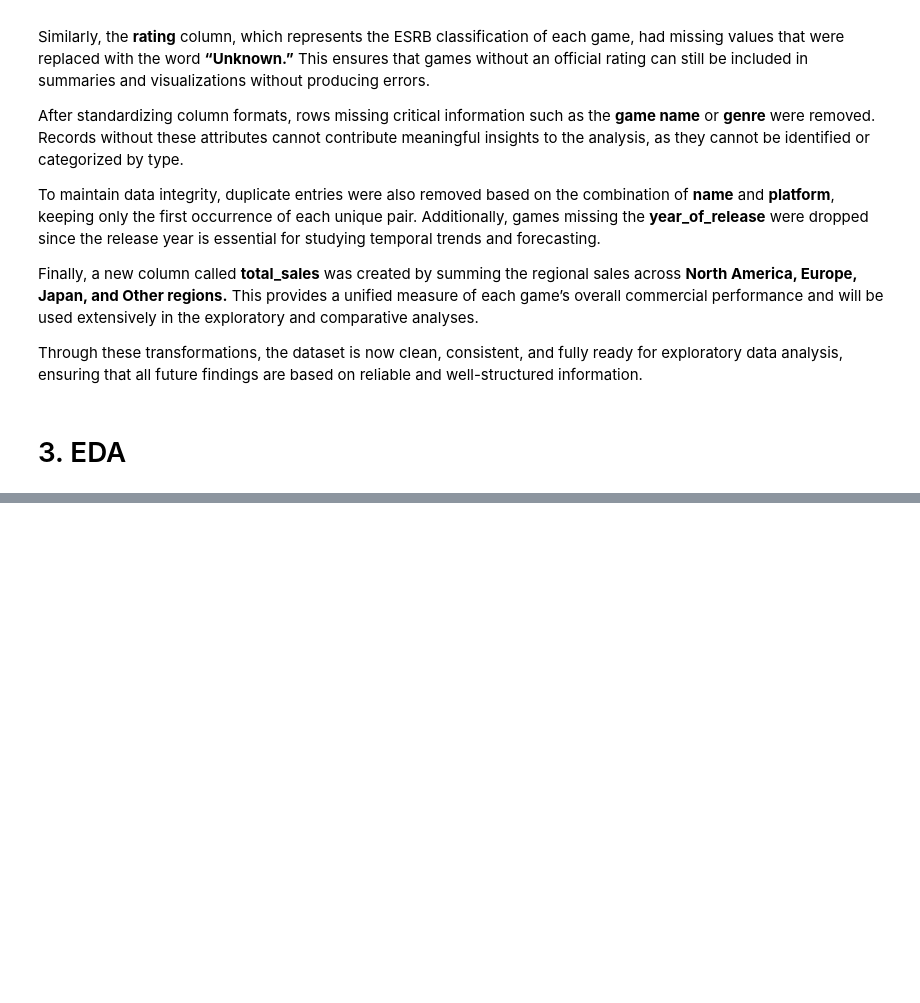
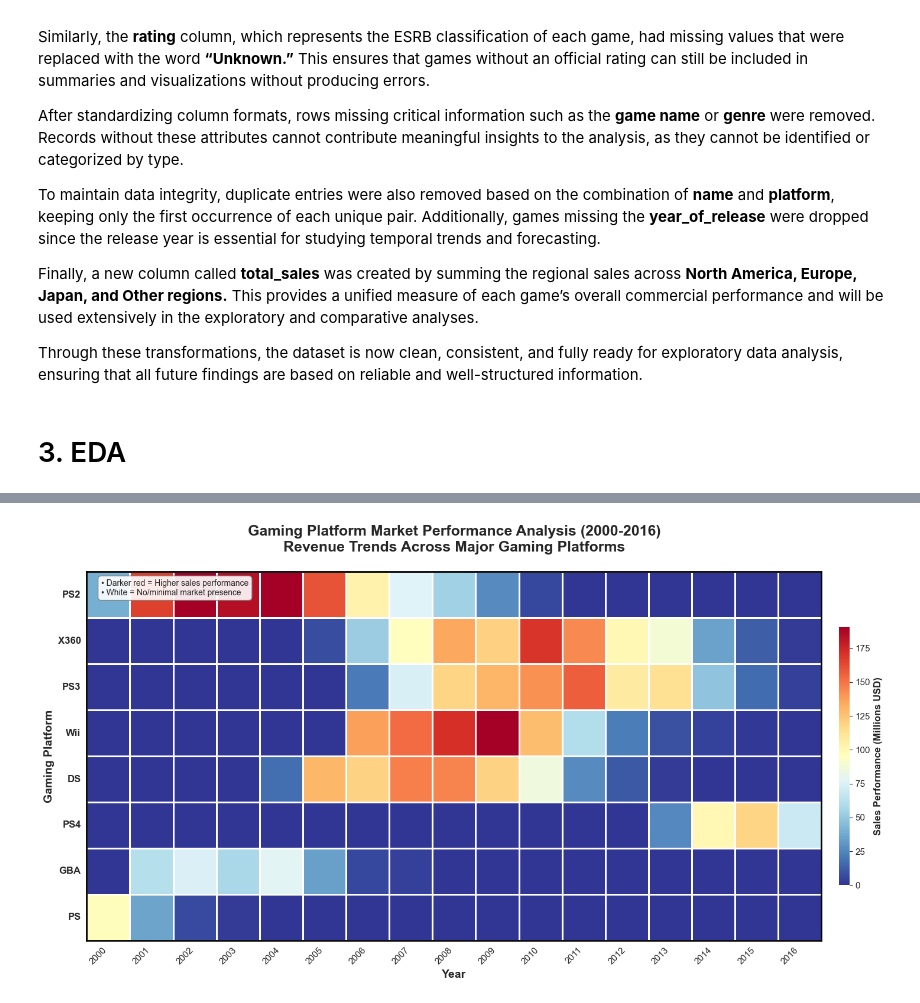
Before and after one commit to Juanhv24/ICE-Video-Game-Store-Data-Analysis-Project-, a Jupyter notebook: ice.ipynb, the cells around one changed output, grey strips where cells are left out. Saved outputs shown, nothing was run; the diff lists cells and outputs as text; code cells hidden in the pictures; blank space fills up the shorter version.

Commit message:
Bar Plot & Heatmap, business improvements

```diff
--- a/ice.ipynb
+++ b/ice.ipynb
@@ -283,0 +642,88 @@ plt.show()
+# %%
+# Platform Sales Performance Heatmap - Business Presentation
+
+# Filter and prepare data for business insights
+top_platforms = platform_sales.head(8)["platform"].tolist()
+data = df[df["platform"].isin(top_platforms)]
+
+# Create pivot table with proper handling of missing values
+pivot_sales = (
+    data.pivot_table(
+        index="platform",
+        columns="year_of_release",
+        values="total_sales",
+        aggfunc="sum",
+        fill_value=0  # Replace NaN with 0 for cleaner visualization
+    )
+)
+
+# Focus on business-relevant time period (2000-2016)
+business_years = [col for col in pivot_sales.columns if 2000 <= col <= 2016]
+pivot_filtered = pivot_sales[business_years]
+
+# Sort platforms by total sales (most successful first)
+platform_totals = pivot_filtered.sum(axis=1).sort_values(ascending=False)
+pivot_final = pivot_filtered.loc[platform_totals.index]
+
+# Create professional business presentation heatmap
+plt.figure(figsize=(16, 8))
+ax = sns.heatmap(
+    pivot_final,
+    cmap="RdYlBu_r",          # Red-Yellow-Blue (reversed) for business appeal
+    linewidths=0.8,           # Clear cell separation
+    linecolor='white',        # Clean white grid lines
+    cbar_kws={
+        'label': 'Sales Performance (Millions USD)',
+        'shrink': 0.7,
+        'aspect': 25,
+        'pad': 0.02
+    },
+    annot=False,              # Keep clean without cluttering numbers
+    fmt='.0f',
+    square=False,
+    robust=True,              # Better color scaling
+    vmin=0                    # Ensure consistent color scaling
+)
+
+# Professional business presentation formatting
+plt.title("Gaming Platform Market Performance Analysis (2000-2016)\n" +
+          "Revenue Trends Across Major Gaming Platforms",
+          fontsize=18, fontweight='bold', pad=25)
+plt.xlabel("Year", fontsize=14, fontweight='bold')
+plt.ylabel("Gaming Platform", fontsize=14, fontweight='bold')
+
+# Improve readability for business audience
+plt.xticks(rotation=45, ha='right', fontsize=11)
+plt.yticks(rotation=0, fontsize=12, fontweight='bold')
+
+# Enhance colorbar for business interpretation
+cbar = ax.collections[0].colorbar
+cbar.ax.tick_params(labelsize=11)
+cbar.set_label('Sales Performance (Millions USD)', fontsize=12, fontweight='bold')
+
+# Add professional border
+for spine in ax.spines.values():
+    spine.set_visible(True)
+    spine.set_linewidth(2)
+    spine.set_edgecolor('black')
+
+# Add subtle annotations for key insights
+ax.text(0.02, 0.98, "• Darker red = Higher sales performance\n• White = No/minimal market presence",
+        transform=ax.transAxes, fontsize=10,
+        verticalalignment='top',
+        bbox=dict(boxstyle="round,pad=0.4", facecolor="white", alpha=0.9, edgecolor='gray'))
+
+plt.tight_layout()
+plt.show()
+
+# Add business summary
+print("🎯 KEY BUSINESS INSIGHTS:")
+print("=" * 50)
+for i, platform in enumerate(platform_totals.head(3).index):
+    total_sales = platform_totals[platform]
+    peak_year = pivot_final.loc[platform].idxmax()
+    peak_sales = pivot_final.loc[platform, peak_year]
+    print(f"{i+1}. {platform}: ${total_sales:.0f}M total | Peak: {peak_year} (${peak_sales:.0f}M)")
+print("=" * 50)
+# %% [output]
+[figure, added]
```
Also changed, not shown: parts of 5 cells of this notebook.
